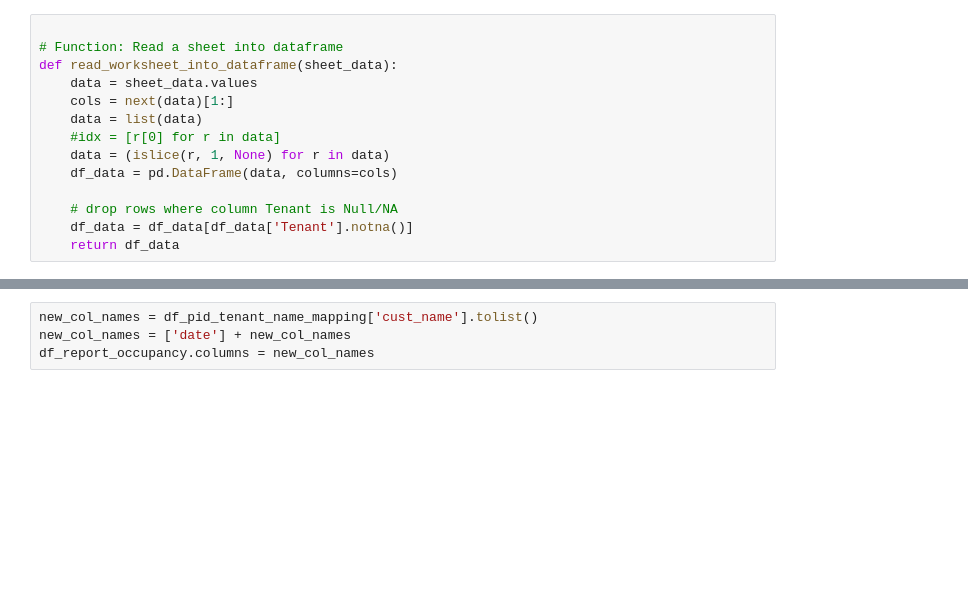
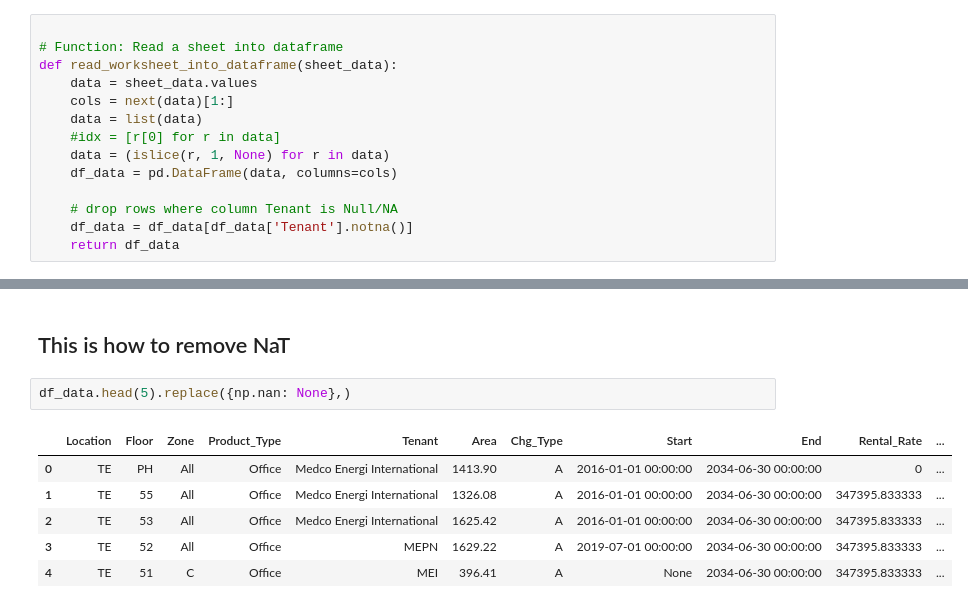
Before and after one commit to samawi/office, a Jupyter notebook: revenue-streamlit/revenue.ipynb, the cells around one changed output, grey strips where cells are left out. Drawn from its saved outputs; the diff is of its cells as text; blank space fills up the shorter version.

```diff
--- a/revenue-streamlit/revenue.ipynb
+++ b/revenue-streamlit/revenue.ipynb
@@ -206,7 +207,14 @@ def calculate_revenue(date_start, date_end, df_data, product_type, report_sum):
 
 df_data = read_worksheet_into_dataframe(sheet_data)
 df_sum, df_report_rental_charge, df_report_sc_charge, df_report_occupancy, df_report_sc_charge_rate, df_pid_tenant_name_mapping = calculate_revenue(date_start, date_end , df_data, 'Office', 'Y')
-# %%
-new_col_names = df_pid_tenant_name_mapping['cust_name'].tolist()
-new_col_names = ['date'] + new_col_names
-df_report_occupancy.columns = new_col_names
+# %% [markdown]
+## This is how to remove NaT
+# %%
+df_data.head(5).replace({np.nan: None},)
+# %% [output]
+|  | Location | Floor | Zone | Product_Type | Tenant | Area | Chg_Type | Start | End | Rental_Rate | ... |
+| 0 | TE | PH | All | Office | Medco Energi International | 1413.90 | A | 2016-01-01 00:00:00 | 2034-06-30 00:00:00 | 0 | ... |
+| 1 | TE | 55 | All | Office | Medco Energi International | 1326.08 | A | 2016-01-01 00:00:00 | 2034-06-30 00:00:00 | 347395.833333 | ... |
+| 2 | TE | 53 | All | Office | Medco Energi International | 1625.42 | A | 2016-01-01 00:00:00 | 2034-06-30 00:00:00 | 347395.833333 | ... |
+| 3 | TE | 52 | All | Office | MEPN | 1629.22 | A | 2019-07-01 00:00:00 | 2034-06-30 00:00:00 | 347395.833333 | ... |
+| 4 | TE | 51 | C | Office | MEI | 396.41 | A | None | 2034-06-30 00:00:00 | 347395.833333 | ... |
```
Also changed, not shown: parts of 8 cells of this notebook, 4 other files.
